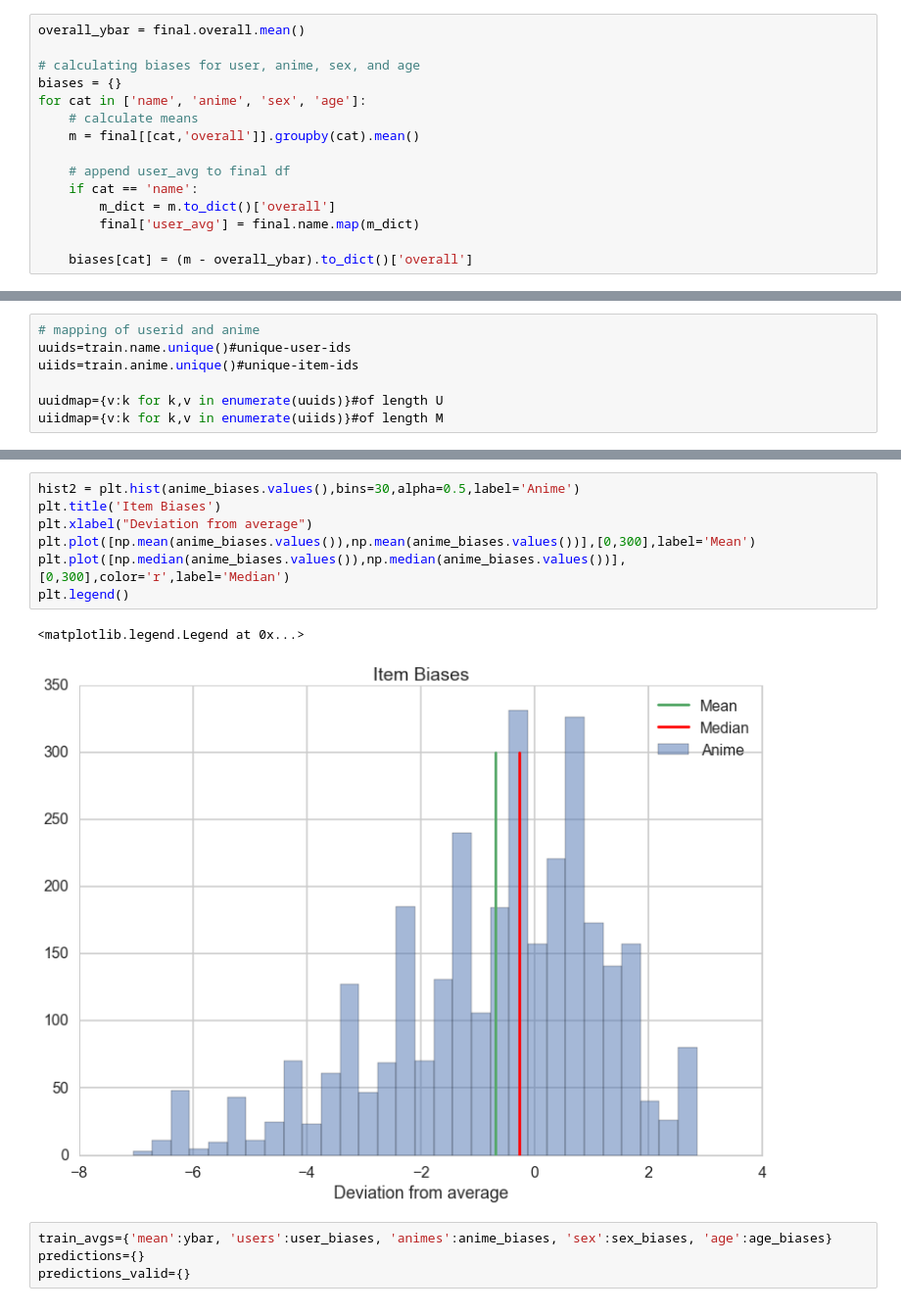
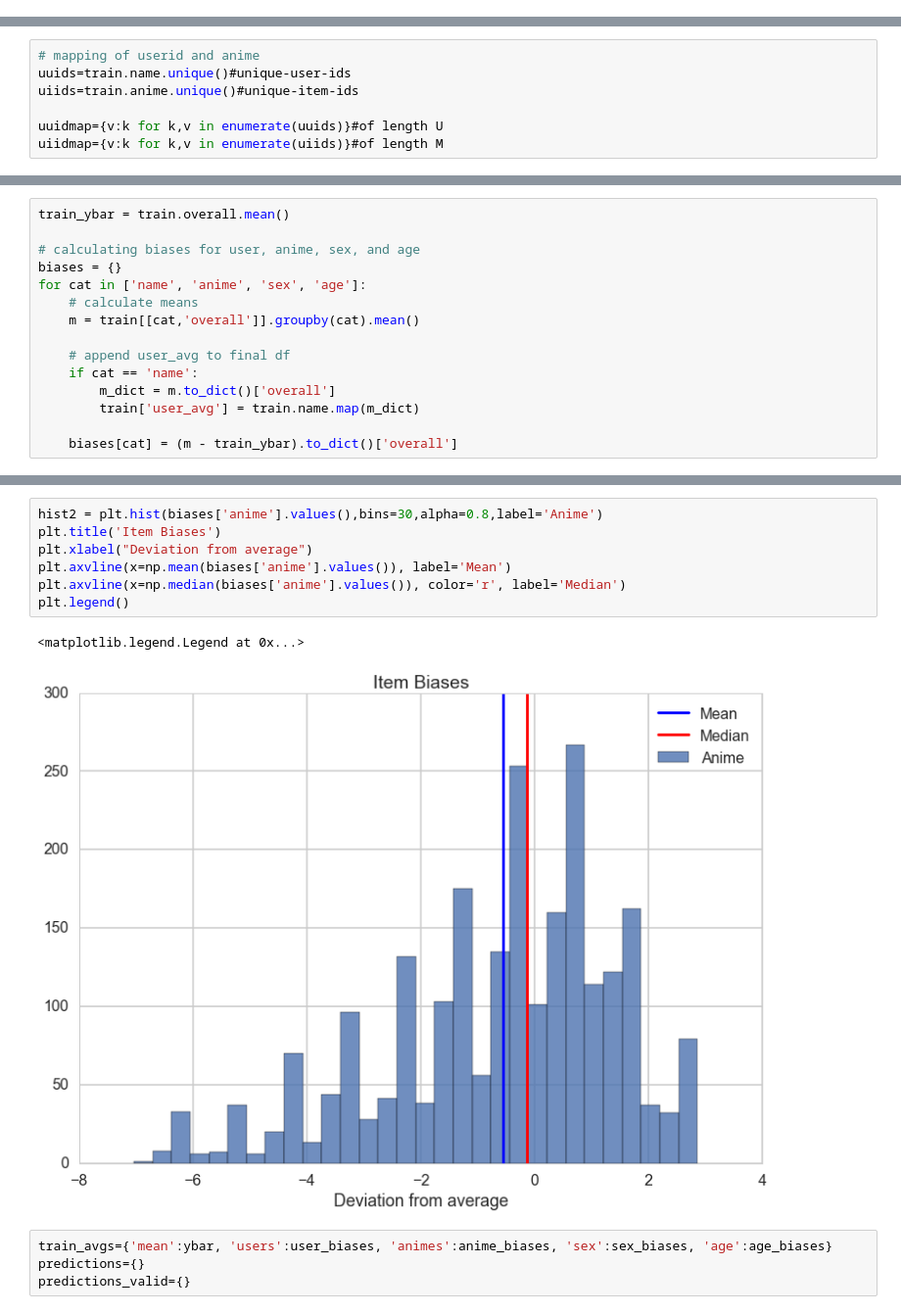
Before and after one commit to xjgege/vulpix, a Jupyter notebook: analysis/Reviews Regression.ipynb, the cells around one changed output, grey strips where cells are left out. Shown at 98% size. Saved outputs shown, nothing was run; the diff lists cells and outputs as text.

```diff
--- a/analysis/Reviews Regression.ipynb
+++ b/analysis/Reviews Regression.ipynb
@@ -61,21 +61,6 @@ final.shape
 (17194, 141)
 # %% [markdown]
 ### Baseline Predictions
-# %%
-overall_ybar = final.overall.mean()
-
-# calculating biases for user, anime, sex, and age
-biases = {}
-for cat in ['name', 'anime', 'sex', 'age']:
-    # calculate means
-    m = final[[cat,'overall']].groupby(cat).mean()
-
-    # append user_avg to final df
-    if cat == 'name':
-        m_dict = m.to_dict()['overall']
-        final['user_avg'] = final.name.map(m_dict)
-
-    biases[cat] = (m - overall_ybar).to_dict()['overall']
 # %%
 c=final.groupby('name').anime.count()
 print "User review counts mean and median",np.mean(c), np.median(c)
@@ -121,0 +99,15 @@ final.head()
+# %%
+train_ybar = train.overall.mean()
+
+# calculating biases for user, anime, sex, and age
+biases = {}
+for cat in ['name', 'anime', 'sex', 'age']:
+    # calculate means
+    m = train[[cat,'overall']].groupby(cat).mean()
+
+    # append user_avg to final df
+    if cat == 'name':
+        m_dict = m.to_dict()['overall']
+        train['user_avg'] = train.name.map(m_dict)
+
+    biases[cat] = (m - train_ybar).to_dict()['overall']
@@ -132,13 +129,13 @@ plt.legend()
 # %%
-hist2 = plt.hist(anime_biases.values(),bins=30,alpha=0.5,label='Anime')
+hist2 = plt.hist(biases['anime'].values(),bins=30,alpha=0.8,label='Anime')
 plt.title('Item Biases')
 plt.xlabel("Deviation from average")
-plt.plot([np.mean(anime_biases.values()),np.mean(anime_biases.values())],[0,300],label='Mean')
-plt.plot([np.median(anime_biases.values()),np.median(anime_biases.values())],[0,300],color='r',label='Median')
+plt.axvline(x=np.mean(biases['anime'].values()), label='Mean')
+plt.axvline(x=np.median(biases['anime'].values()), color='r', label='Median')
 plt.legend()
 # %% [output]
 <matplotlib.legend.Legend at 0x...>
-[figure, old version]
+[figure, new version]
 # %%
 train_avgs={'mean':ybar, 'users':user_biases, 'animes':anime_biases, 'sex':sex_biases, 'age':age_biases}
 predictions={}
```
Also changed, not shown: parts of 8 cells of this notebook.
